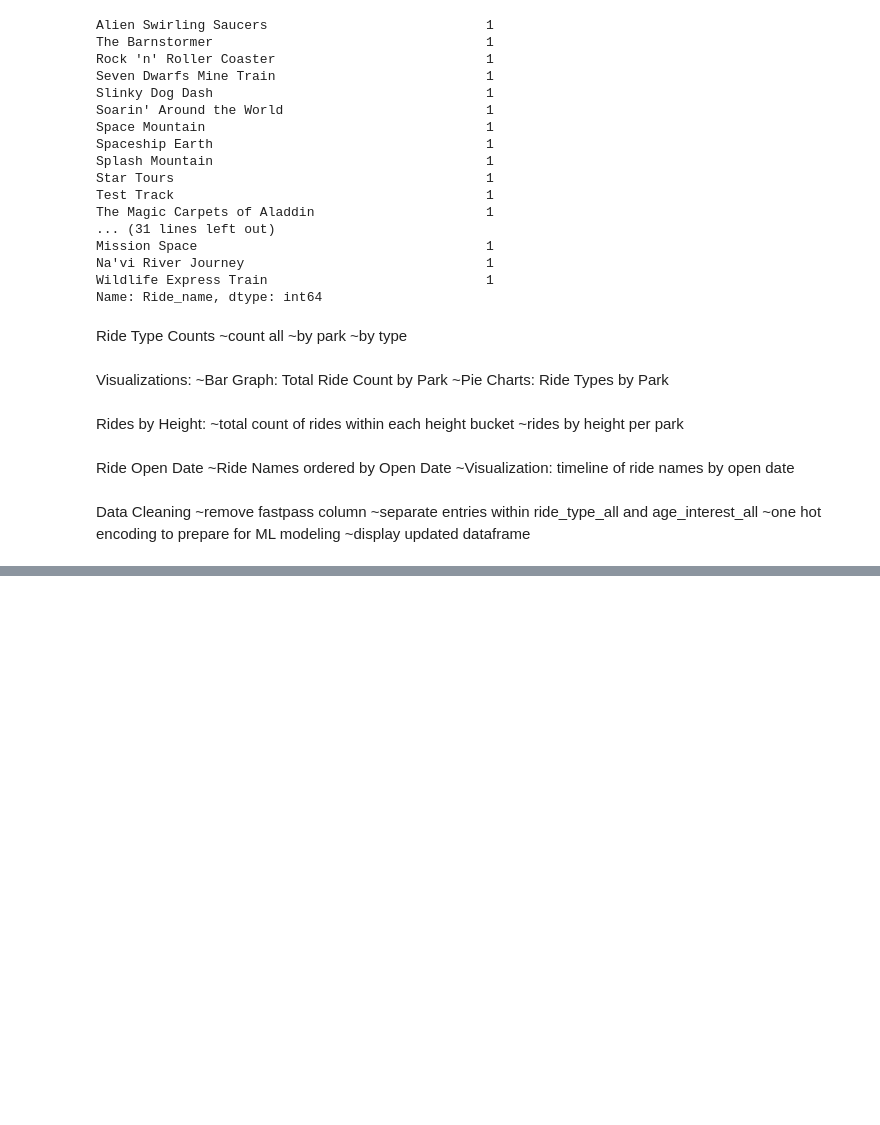
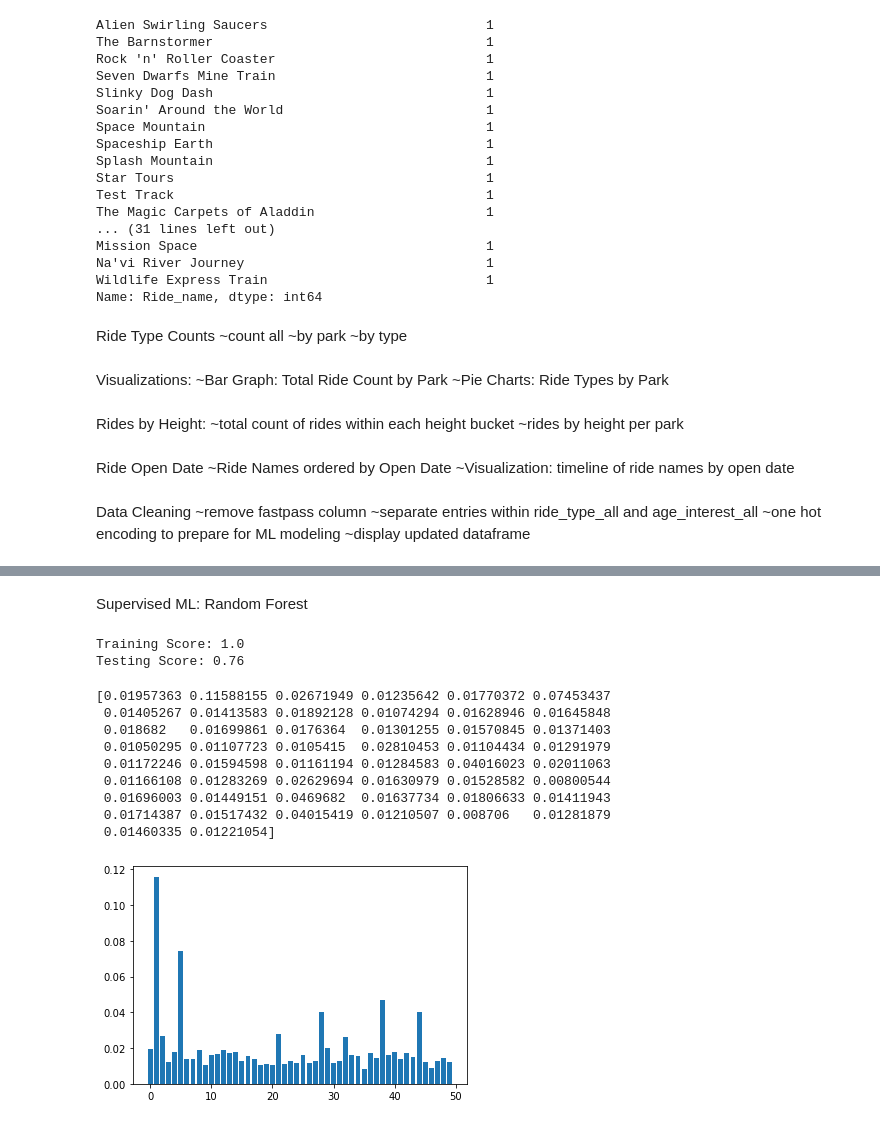
Before and after one commit to K-Mulholland/Demo-Day-March2023, a Jupyter notebook: WDWrides.ipynb, the cells around one changed output, grey strips where cells are left out. Drawn from its saved outputs; the diff is of its cells as text; code cells hidden in the pictures; blank space fills up the shorter version.

```diff
--- a/WDWrides.ipynb
+++ b/WDWrides.ipynb
@@ -102,0 +341,36 @@ Data Cleaning
+# %% [markdown]
+Supervised ML: Random Forest
+# %%
+# Create data
+X, y = make_classification(random_state=1, n_features=50, n_informative=5, n_redundant=0)
+X = pd.DataFrame(X)
+X_train, X_test, y_train, y_test = train_test_split(X, y, random_state=1)
+scaler = StandardScaler().fit(X_train)
+X_train_scaled = scaler.transform(X_train)
+X_test_scaled = scaler.transform(X_test)
+# %%
+clf = RandomForestClassifier(random_state=1, n_estimators=500).fit(X_train_scaled, y_train)
+print(f'Training Score: {clf.score(X_train_scaled, y_train)}')
+print(f'Testing Score: {clf.score(X_test_scaled, y_test)}')
+# %% [output]
+Training Score: 1.0
+Testing Score: 0.76
+# %%
+#what is this showing?
+#is there a way to label feature from data column names?
+
+features = clf.feature_importances_
+print(features)
+plt.bar(x = range(len(features)), height=features)
+plt.show()
+# %% [output]
+[0.01957363 0.11588155 0.02671949 0.01235642 0.01770372 0.07453437
+ 0.01405267 0.01413583 0.01892128 0.01074294 0.01628946 0.01645848
+ 0.018682   0.01699861 0.0176364  0.01301255 0.01570845 0.01371403
+ 0.01050295 0.01107723 0.0105415  0.02810453 0.01104434 0.01291979
+ 0.01172246 0.01594598 0.01161194 0.01284583 0.04016023 0.02011063
+ 0.01166108 0.01283269 0.02629694 0.01630979 0.01528582 0.00800544
+ 0.01696003 0.01449151 0.0469682  0.01637734 0.01806633 0.01411943
+ 0.01714387 0.01517432 0.04015419 0.01210507 0.008706   0.01281879
+ 0.01460335 0.01221054]
+[figure, added]
```
Also changed, not shown: parts of 25 cells of this notebook.
